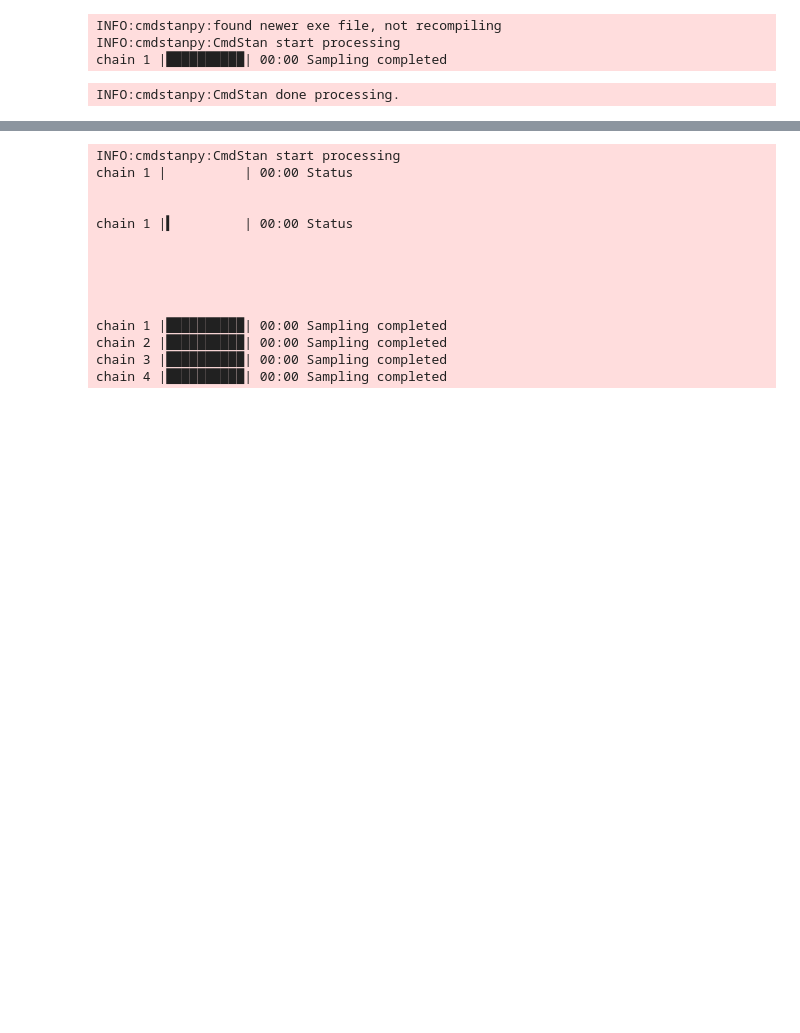
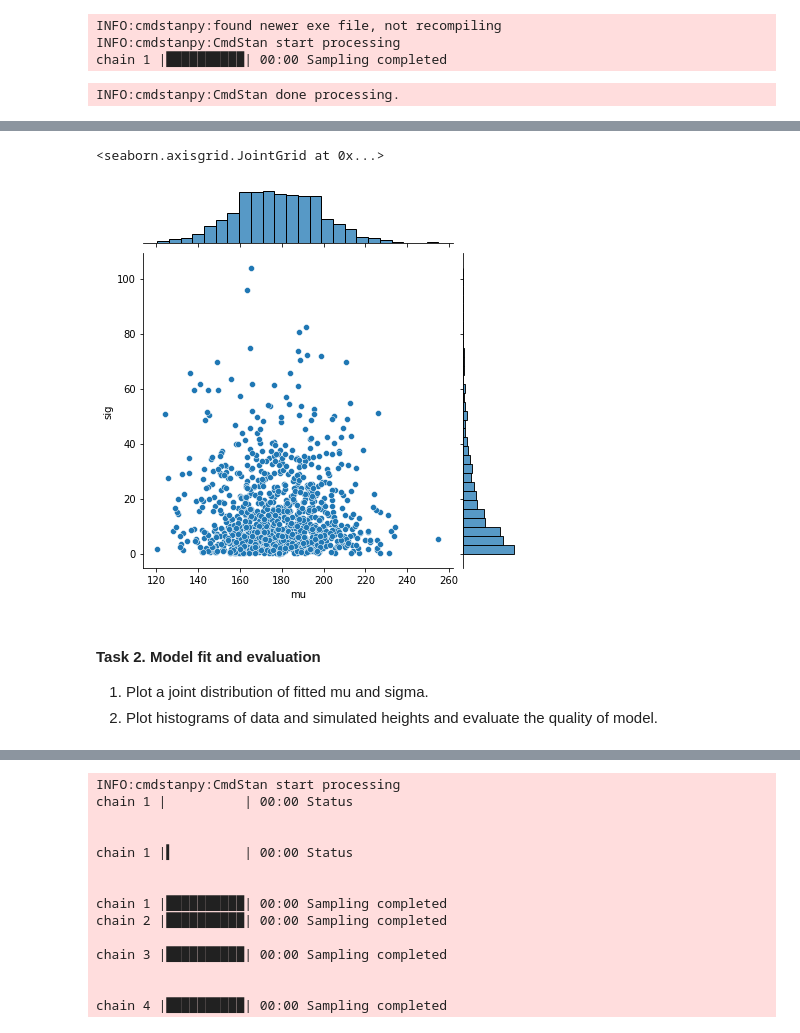
Before and after one commit to JSzut/DA, a Jupyter notebook: lab4/lab4.ipynb, the cells around one changed output, grey strips where cells are left out. Saved outputs shown, nothing was run; the diff lists cells and outputs as text; code cells hidden in the pictures; blank space fills up the shorter version.

```diff
--- a/lab4/lab4.ipynb
+++ b/lab4/lab4.ipynb
@@ -62,3 +71,15 @@ INFO:cmdstanpy:CmdStan done processing.
+# %%
+import seaborn as sns
+new_data = pd.DataFrame({'mu': mu, 'sig': sig})
+sns.jointplot(new_data.mu, new_data.sig)
+# %% [output]
+<seaborn.axisgrid.JointGrid at 0x...>
+[figure, added]
+# %% [markdown]
+#### Task 2. Model fit and evaluation
+
+1. Plot a joint distribution of fitted mu and sigma.
+2. Plot histograms of data and simulated heights and evaluate the quality of model.
 # %%
 model_1_fit=CmdStanModel(stan_file='height_1_fit.stan')
 # %% [output]
```
Also changed, not shown: parts of 22 cells of this notebook, 13 other files.
